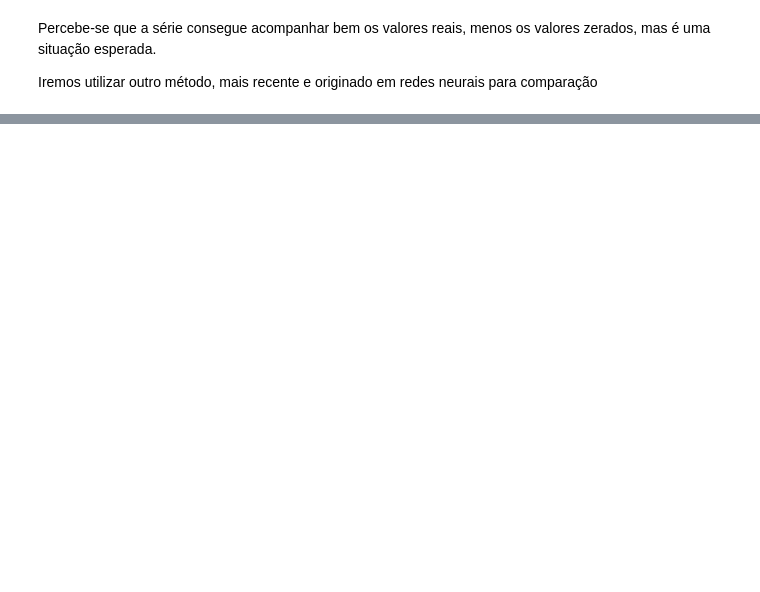
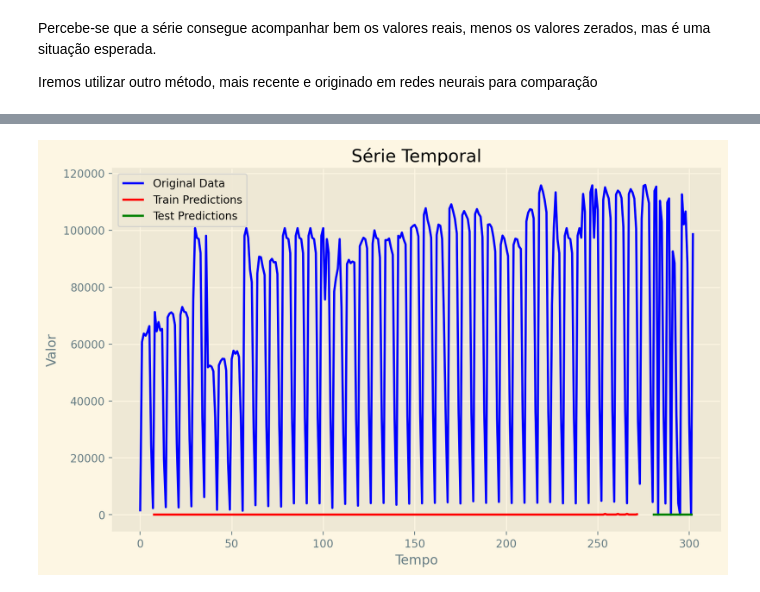
Before and after one commit to filmateus/Tranporte_Publico, a Jupyter notebook: forecasting_public_transportation.ipynb, the cells around one changed output, grey strips where cells are left out. Drawn from its saved outputs; the diff is of its cells as text; code cells hidden in the pictures; blank space fills up the shorter version.

```diff
--- a/forecasting_public_transportation.ipynb
+++ b/forecasting_public_transportation.ipynb
@@ -456,6 +478,0 @@ Consiste um processo mais complexo e o algoritmo segue abaixo:
-# %%
-# loading the original data
-df = files(22)
-freq_pas = pas(df)
-freq_pas = full_days_2022()
-data = np.array(freq_pas['Passageiros']).reshape(-1,1)
@@ -551,0 +565,27 @@ Diante dos resultados apresentados até agora, o modelo clássico consegue obter
+# %%
+def pred_neural():
+    with torch.no_grad():
+        # Shift train predictions for plotting
+        train_size = len(timeseries) - test_size
+        train_plot = np.ones_like(timeseries) * np.nan
+        train_plot[lookback:train_size, 0] = model(Xt_train)[:, -1].flatten().numpy()
+
+        # Shift test predictions for plotting
+        test_plot = np.ones_like(timeseries) * np.nan
+        test_plot[train_size+lookback:len(timeseries), 0] = model(Xt_test)[:, -1].flatten().numpy()
+
+    # Plotting
+    plt.figure(figsize=(10, 6))
+    plt.plot(timeseries, c='b', label='Original Data')
+    plt.plot(train_plot, c='r', label='Train Predictions')
+    plt.plot(test_plot, c='g', label='Test Predictions')
+    plt.xlabel('Tempo')
+    plt.ylabel('Valor')
+    plt.title('Série Temporal')
+    plt.legend()
+    plt.show()
+
+
+pred_neural()
+# %% [output]
+[figure, added]
```
Also changed, not shown: parts of 24 cells of this notebook, 1 other file.
